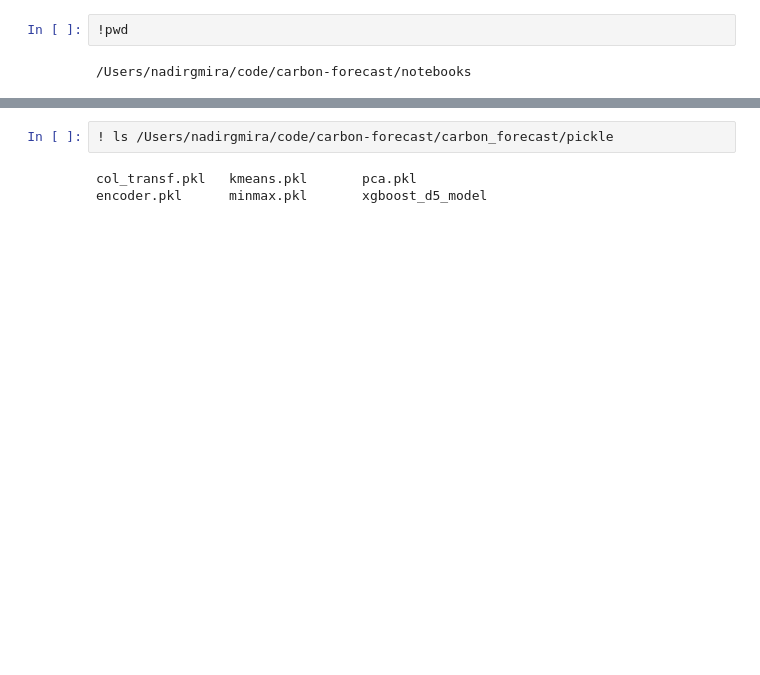
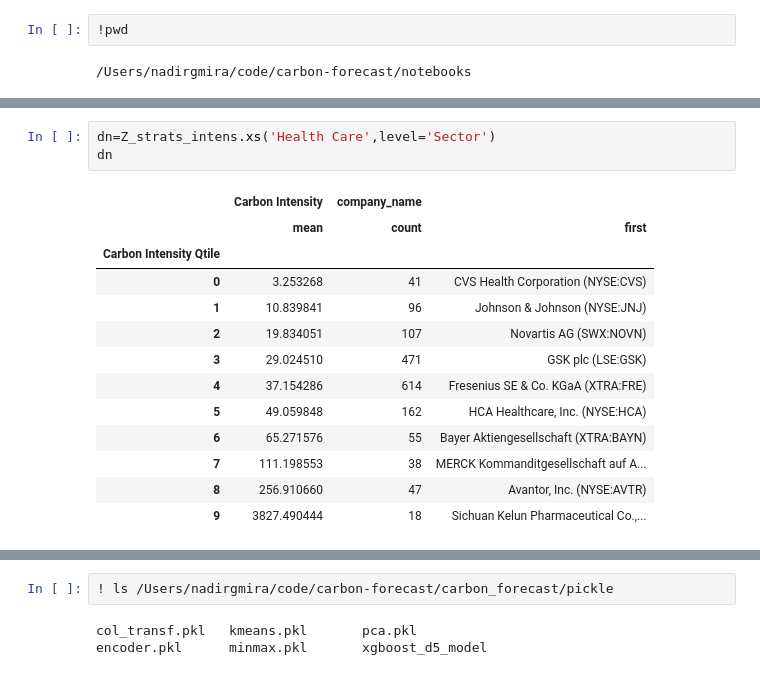
Before and after one commit to leocmcheung/carbon-forecast, a Jupyter notebook: notebooks/Nadir_KNN.ipynb, the cells around one changed output, grey strips where cells are left out. Drawn from its saved outputs; the diff is of its cells as text; blank space fills up the shorter version.

```diff
--- a/notebooks/Nadir_KNN.ipynb
+++ b/notebooks/Nadir_KNN.ipynb
@@ -343,0 +216,17 @@ Text(0.5, 0, 'k cluster number')
+# %%
+dn=Z_strats_intens.xs('Health Care',level='Sector')
+dn
+# %% [output]
+|  | Carbon Intensity | company_name |  |
+|  | mean | count | first |
+| Carbon Intensity Qtile |  |  |  |
+| 0 | 3.253268 | 41 | CVS Health Corporation (NYSE:CVS) |
+| 1 | 10.839841 | 96 | Johnson & Johnson (NYSE:JNJ) |
+| 2 | 19.834051 | 107 | Novartis AG (SWX:NOVN) |
+| 3 | 29.024510 | 471 | GSK plc (LSE:GSK) |
+| 4 | 37.154286 | 614 | Fresenius SE & Co. KGaA (XTRA:FRE) |
+| 5 | 49.059848 | 162 | HCA Healthcare, Inc. (NYSE:HCA) |
+| 6 | 65.271576 | 55 | Bayer Aktiengesellschaft (XTRA:BAYN) |
+| 7 | 111.198553 | 38 | MERCK Kommanditgesellschaft auf A... |
+| 8 | 256.910660 | 47 | Avantor, Inc. (NYSE:AVTR) |
+| 9 | 3827.490444 | 18 | Sichuan Kelun Pharmaceutical Co.,... |
```
Also changed, not shown: parts of 107 cells of this notebook, 2 other files.
